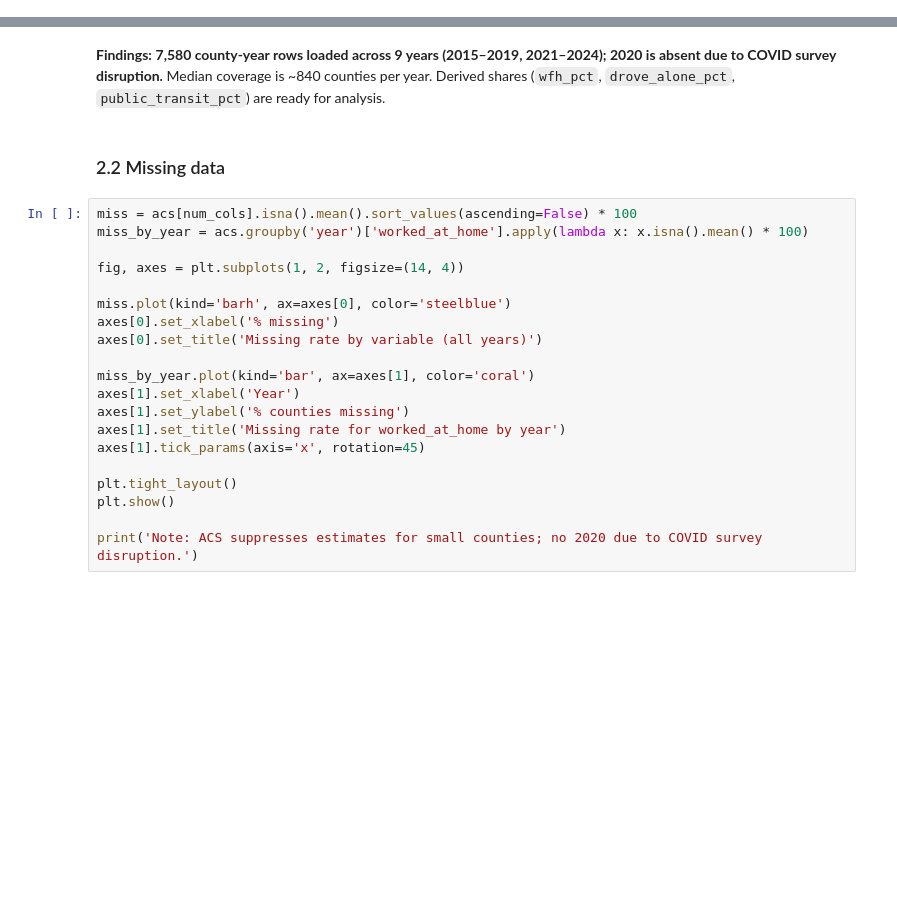
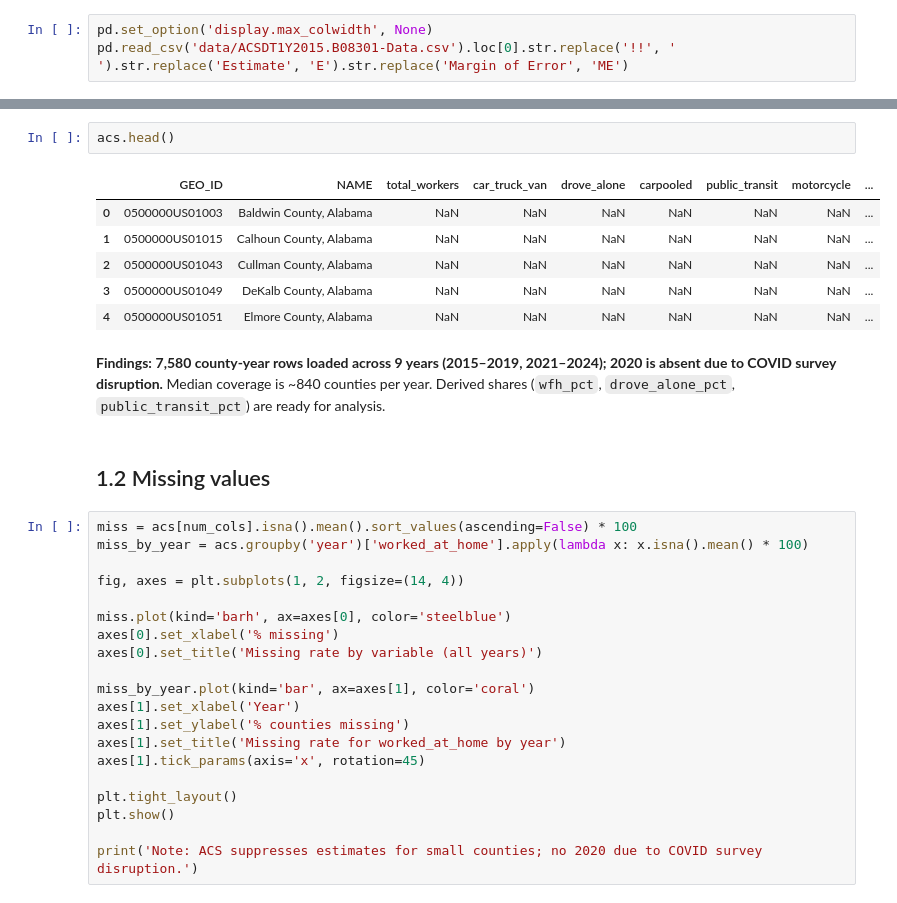
Before and after one commit to Dshreekulkarni/MATH189-FinalProject, a Jupyter notebook: Regression.ipynb, the cells around one changed output, grey strips where cells are left out. Cells and saved outputs as stored; diff of their text form; blank space fills up the shorter version.

```diff
--- a/Regression.ipynb
+++ b/Regression.ipynb
@@ -31,0 +27,3 @@ ZILLOW_PATH = './data/Metro_zhvi_uc_sfrcondo_tier_0.33_0.67_sm_sa_month.csv'
+# %%
+pd.set_option('display.max_colwidth', None)
+pd.read_csv('data/ACSDT1Y2015.B08301-Data.csv').loc[0].str.replace('!!', ' ').str.replace('Estimate', 'E').str.replace('Margin of Error', 'ME')
@@ -78,7 +88,16 @@ Counties per year (median): 840
+# %%
+acs.head()
+# %% [output]
+|  | GEO_ID | NAME | total_workers | car_truck_van | drove_alone | carpooled | public_transit | motorcycle | ... |
+| 0 | 0500000US01003 | Baldwin County, Alabama | NaN | NaN | NaN | NaN | NaN | NaN | ... |
+| 1 | 0500000US01015 | Calhoun County, Alabama | NaN | NaN | NaN | NaN | NaN | NaN | ... |
+| 2 | 0500000US01043 | Cullman County, Alabama | NaN | NaN | NaN | NaN | NaN | NaN | ... |
+| 3 | 0500000US01049 | DeKalb County, Alabama | NaN | NaN | NaN | NaN | NaN | NaN | ... |
+| 4 | 0500000US01051 | Elmore County, Alabama | NaN | NaN | NaN | NaN | NaN | NaN | ... |
 # %% [markdown]
 **Findings:** **7,580 county-year rows loaded across 9 years (2015–2019, 2021–2024); 2020 is absent due to COVID survey disruption.** Median coverage is ~840 counties per year. Derived shares (`wfh_pct`, `drove_alone_pct`, `public_transit_pct`) are ready for analysis.
 # %% [markdown]
-### 2.2  Missing data
+## 1.2 Missing values
 # %%
 miss = acs[num_cols].isna().mean().sort_values(ascending=False) * 100
 miss_by_year = acs.groupby('year')['worked_at_home'].apply(lambda x: x.isna().mean() * 100)
```
Also changed, not shown: parts of 56 cells of this notebook.
